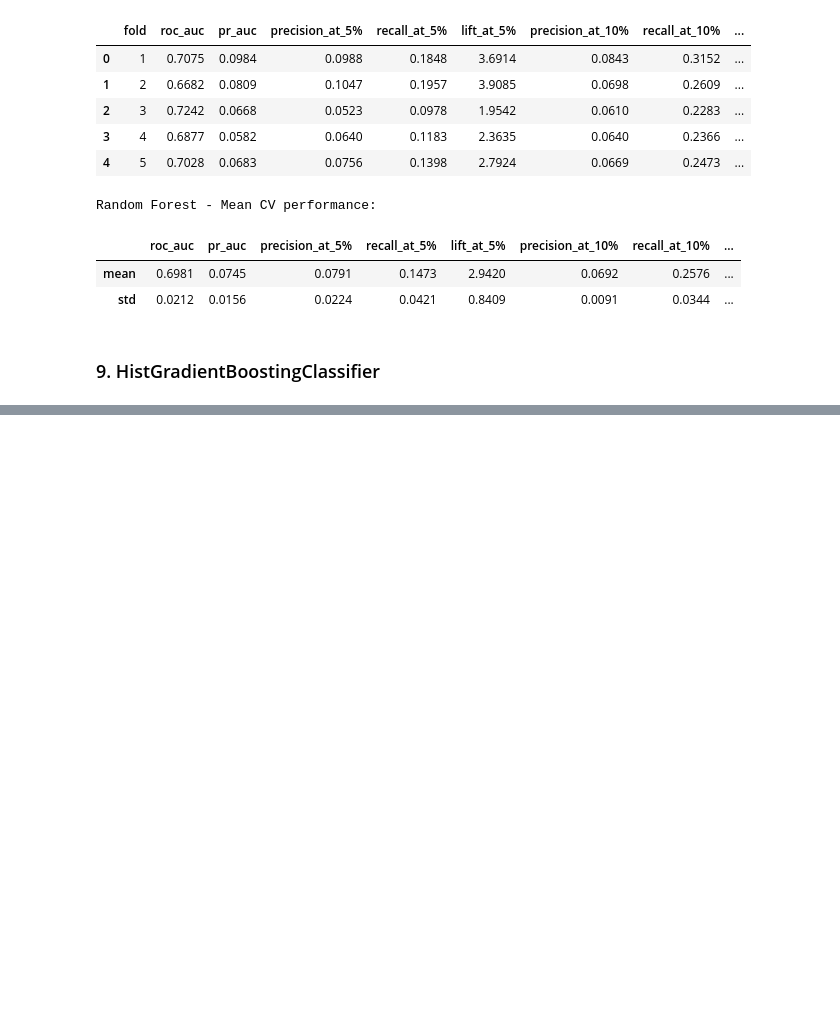
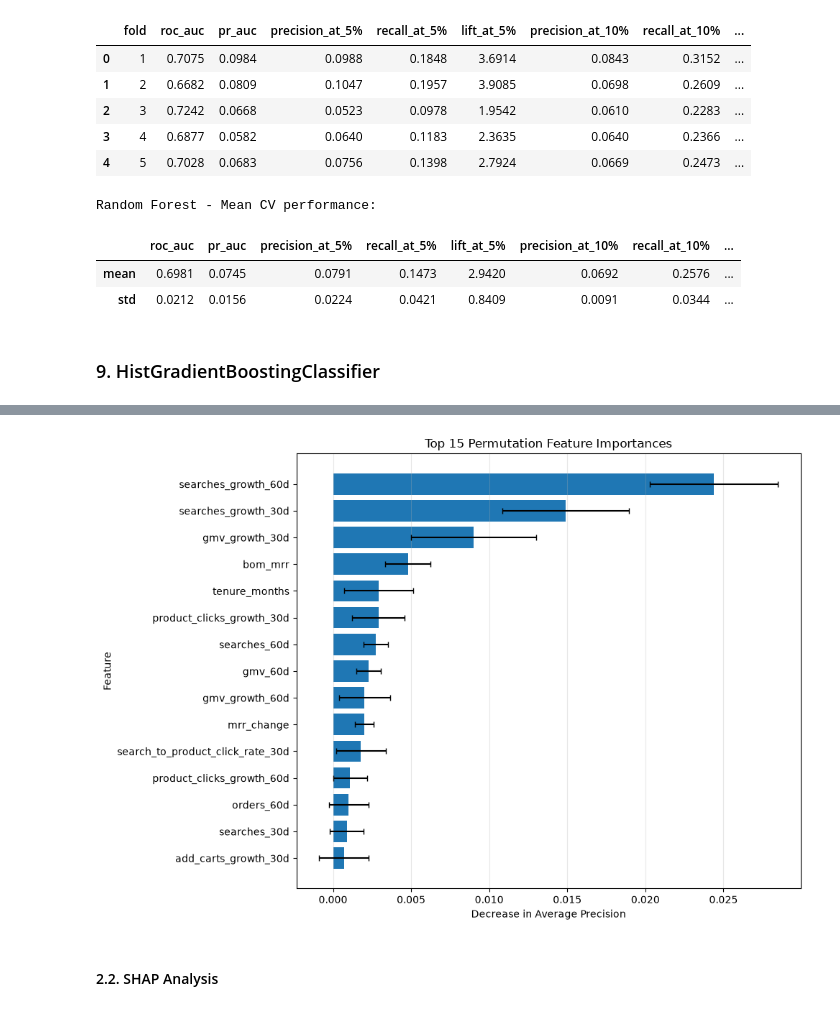
Before and after one commit to LinhNguyenkhanh123/churn-prediction, a Jupyter notebook: notebooks/eda.ipynb, the cells around one changed output, grey strips where cells are left out. Saved outputs shown, nothing was run; the diff lists cells and outputs as text; code cells hidden in the pictures; blank space fills up the shorter version.

Commit message:
Update Result Report

```diff
--- a/notebooks/eda.ipynb
+++ b/notebooks/eda.ipynb
@@ -1405,0 +2514,23 @@ display(model_comparison.round(4))
+# %%
+from sklearn.inspection import permutation_importance
+
+permutation_result = permutation_importance(
+    final_model,
+    X_test,
+    y_test,
+    scoring="average_precision",
+    n_repeats=10,
+    random_state=42,
+    n_jobs=-1
+)
+
+permutation_importance_df = pd.DataFrame({
+    "Feature": X_test.columns,
+    "Importance Mean": permutation_result.importances_mean,
+    "Importance Std": permutation_result.importances_std
+}).sort_values(
+    by="Importance Mean",
+    ascending=False
+).reset_index(drop=True)
+
+display(permutation_importance_df.head(15).round(5))
@@ -1405,0 +2554,25 @@ display(model_comparison.round(4))
+# %%
+top_features = permutation_importance_df.head(15).sort_values(
+    "Importance Mean",
+    ascending=True
+)
+
+plt.figure(figsize=(10, 7))
+
+plt.barh(
+    top_features["Feature"],
+    top_features["Importance Mean"],
+    xerr=top_features["Importance Std"],
+    capsize=3
+)
+
+plt.xlabel("Decrease in Average Precision")
+plt.ylabel("Feature")
+plt.title("Top 15 Permutation Feature Importances")
+plt.grid(axis="x", alpha=0.3)
+plt.tight_layout()
+plt.show()
+# %% [output]
+[figure, added]
+# %% [markdown]
+#### 2.2. SHAP Analysis
```
Also changed, not shown: parts of 99 cells of this notebook, 7 other files.
